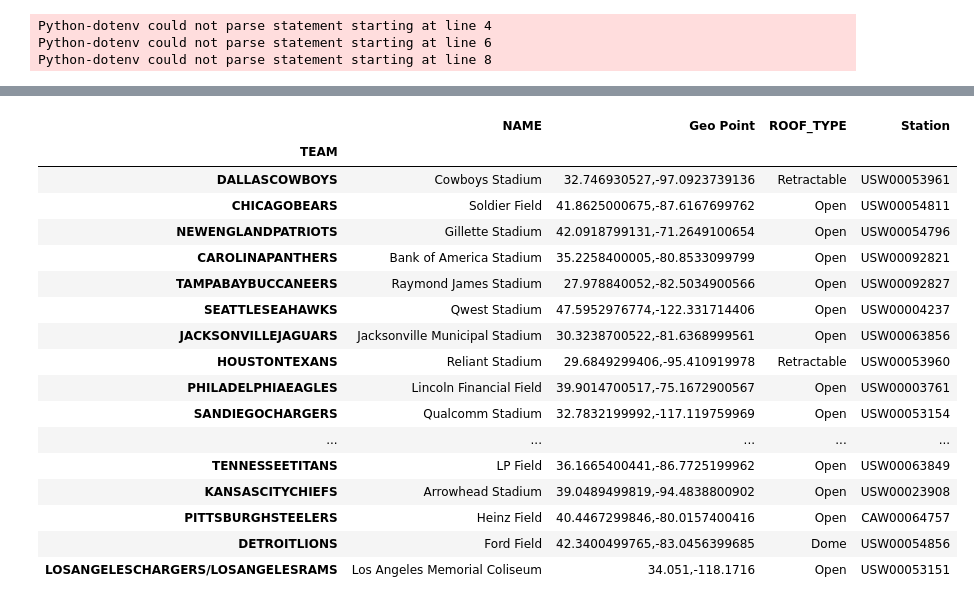
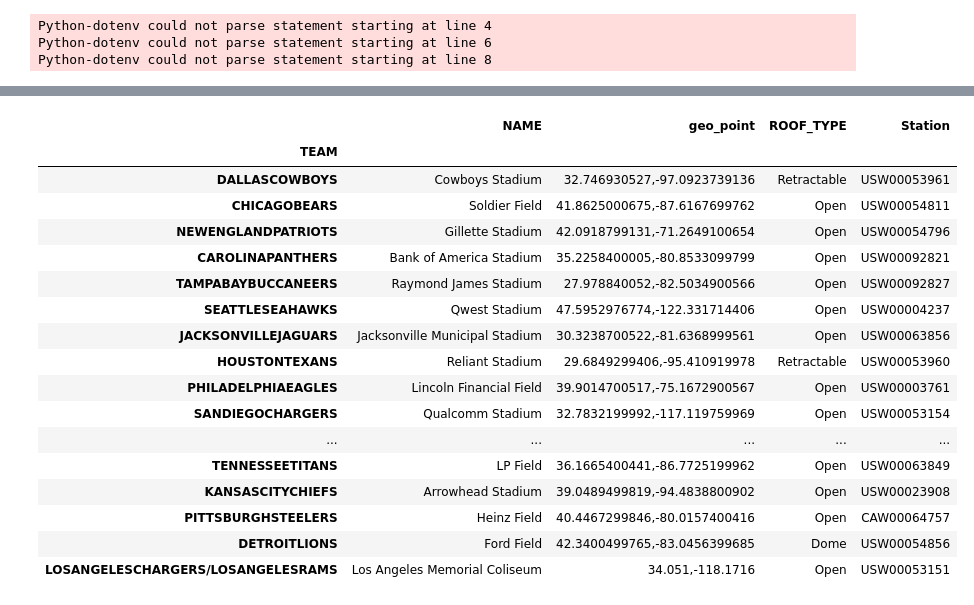
Before and after one commit to KevinKillman/ETL-Project, a Jupyter notebook: main_program.ipynb, the cells around one changed output, grey strips where cells are left out. Drawn from its saved outputs; the diff is of its cells as text; code cells hidden in the pictures.

```diff
--- a/main_program.ipynb
+++ b/main_program.ipynb
@@ -13,5 +13,6 @@ Python-dotenv could not parse statement starting at line 6
 Python-dotenv could not parse statement starting at line 8
 # %%
 stations_df = pd.read_csv('data_from_web/weather_stations.csv')
+stations_df.drop(columns=['NCDCID', 'WBAN', 'COUNTY', 'ELEV', 'UTC', 'STNTYPE'], inplace=True)
 stations_df.head()
 # %% [output]
@@ -24,27 +25,28 @@ stations_df.head()
 # %%
 stadium_df = pd.read_csv('data_from_web/another_stadiums.csv', delimiter=';')
 stadium_df = stadium_df[['TEAM', 'NAME', 'Geo Point', 'ROOF_TYPE']]
 stadium_df = stadium_df.append(pd.DataFrame({'TEAM': 'LOSANGELESCHARGERS/LOSANGELESRAMS', 'NAME':'Los Angeles Memorial Coliseum', 'Geo Point': '34.051,-118.1716', 'ROOF_TYPE':'Open'}, index=[31]))
 for index1,row1 in stadium_df.iterrows():
     latDif = 10000
     longDif = 10000
     latitude, longitude = row1['Geo Point'].split(',')
     latitude = float(latitude)
     longitude= float(longitude)
     for index2, row2 in stations_df.iterrows():
         if abs(latitude-(row2['LAT'])) < latDif and abs(longitude-row2['LON'])<longDif:
             latDif = abs(latitude-row2['LAT'])
             longDif = abs(longitude-row2['LON'])
             stadium_df.loc[index1 , 'Station'] = row2['GHCND']
 team = []
 for index, row in stadium_df.iterrows():
     team.append(row['TEAM'].upper().replace(' ',''))
 stadium_df['TEAM'] = team
 stadium_df.loc[1, 'TEAM'] = 'CHICAGOBEARS'
 stadium_df.set_index('TEAM', inplace=True)
+stadium_df.rename(columns={'Geo Point': 'geo_point'}, inplace=True)
 stadium_df
 # %% [output]
-|  | NAME | Geo Point | ROOF_TYPE | Station |
+|  | NAME | geo_point | ROOF_TYPE | Station |
 | TEAM |  |  |  |  |
 | DALLASCOWBOYS | Cowboys Stadium | 32.746930527,-97.0923739136 | Retractable | USW00053961 |
 | CHICAGOBEARS | Soldier Field | 41.8625000675,-87.6167699762 | Open | USW00054811 |
```
Also changed, not shown: parts of 5 cells of this notebook, 2 other files.
